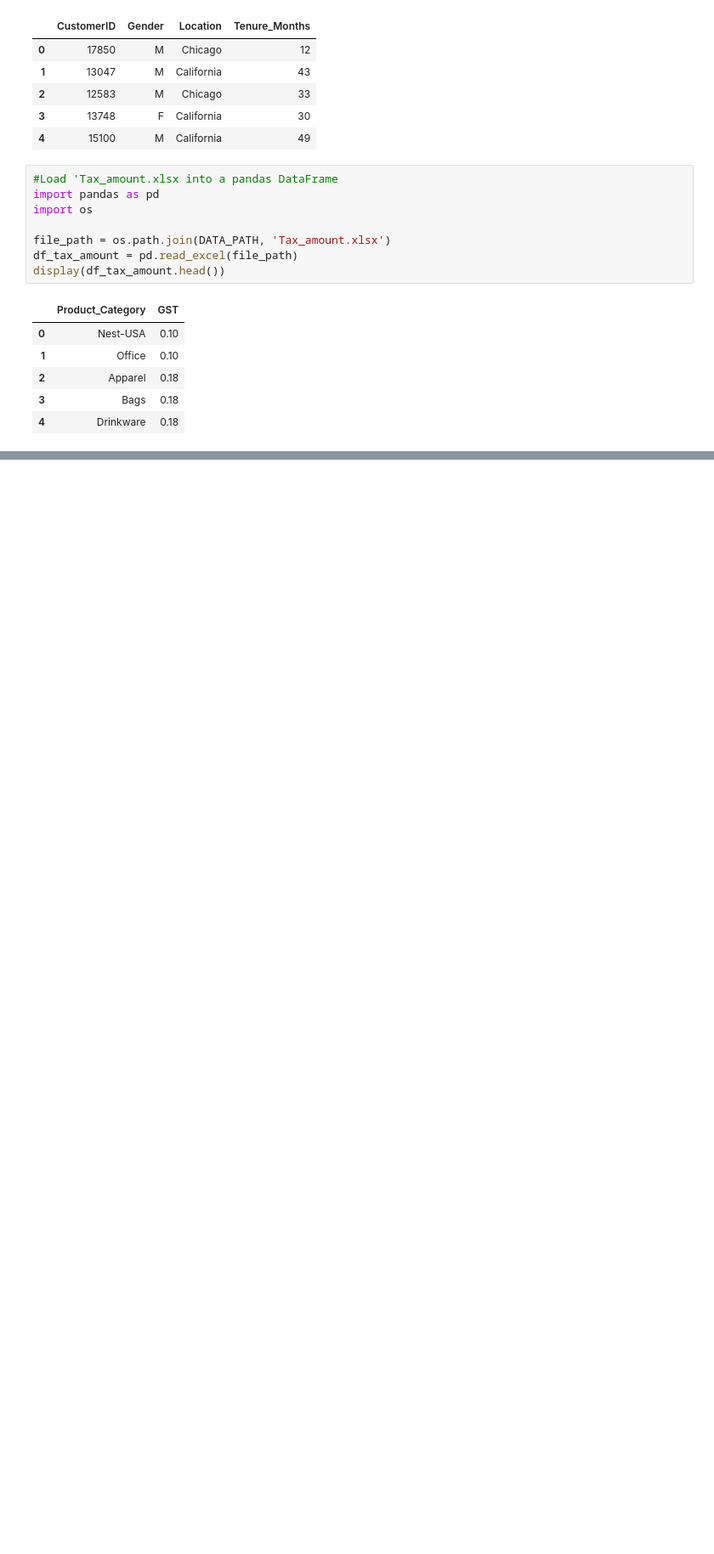
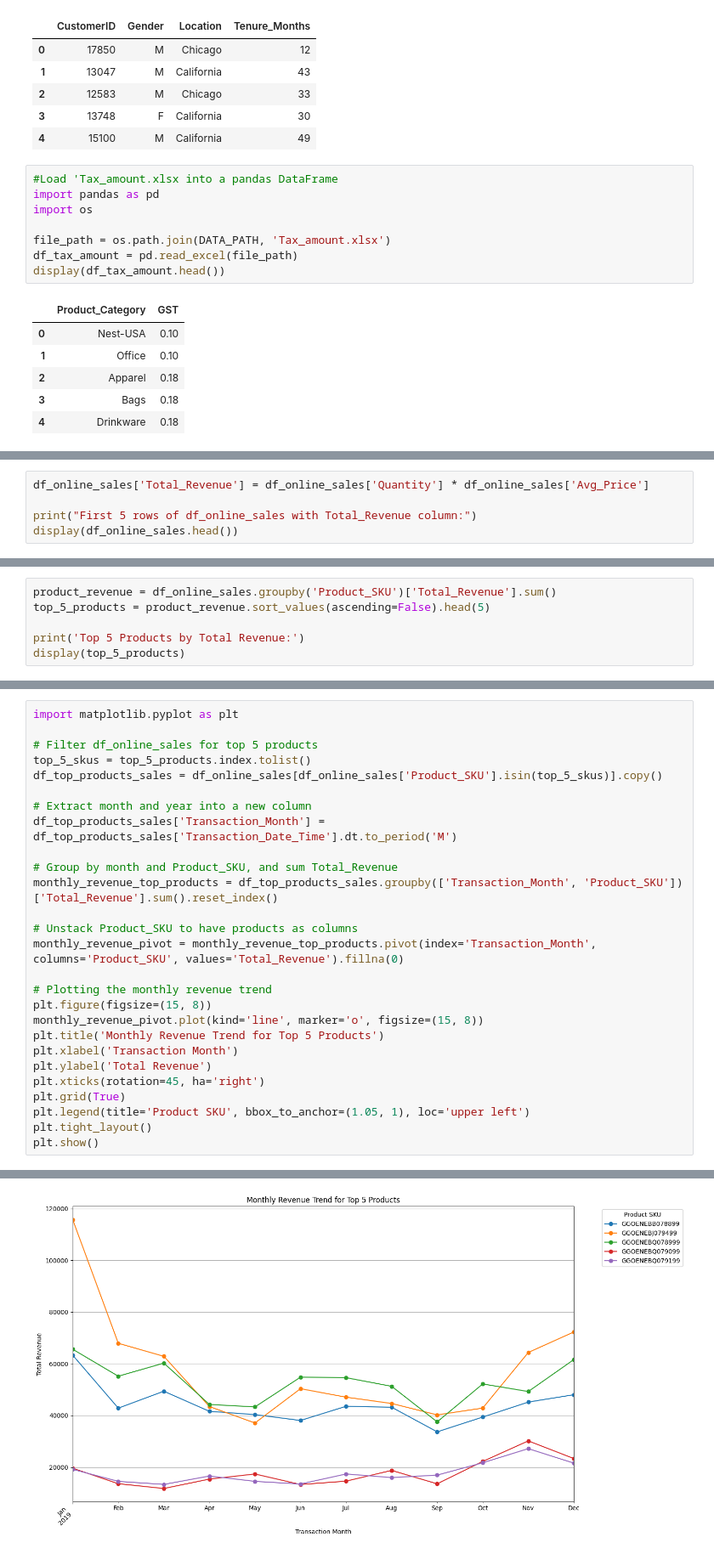
Before and after one commit to amiteshgautam/ag-grid-angular, a Jupyter notebook: E_commerce_Marketing_and_sales.ipynb, the cells around one changed output, grey strips where cells are left out. Shown at 85% size. Cells and saved outputs as stored; diff of their text form; blank space fills up the shorter version.

```diff
--- a/E_commerce_Marketing_and_sales.ipynb
+++ b/E_commerce_Marketing_and_sales.ipynb
@@ -96,0 +1156,5 @@ display(df_tax_amount.head())
+# %%
+df_online_sales['Total_Revenue'] = df_online_sales['Quantity'] * df_online_sales['Avg_Price']
+
+print("First 5 rows of df_online_sales with Total_Revenue column:")
+display(df_online_sales.head())
@@ -96,0 +1177,6 @@ display(df_tax_amount.head())
+# %%
+product_revenue = df_online_sales.groupby('Product_SKU')['Total_Revenue'].sum()
+top_5_products = product_revenue.sort_values(ascending=False).head(5)
+
+print('Top 5 Products by Total Revenue:')
+display(top_5_products)
@@ -96,0 +1201,28 @@ display(df_tax_amount.head())
+# %%
+import matplotlib.pyplot as plt
+
+# Filter df_online_sales for top 5 products
+top_5_skus = top_5_products.index.tolist()
+df_top_products_sales = df_online_sales[df_online_sales['Product_SKU'].isin(top_5_skus)].copy()
+
+# Extract month and year into a new column
+df_top_products_sales['Transaction_Month'] = df_top_products_sales['Transaction_Date_Time'].dt.to_period('M')
+
+# Group by month and Product_SKU, and sum Total_Revenue
+monthly_revenue_top_products = df_top_products_sales.groupby(['Transaction_Month', 'Product_SKU'])['Total_Revenue'].sum().reset_index()
+
+# Unstack Product_SKU to have products as columns
+monthly_revenue_pivot = monthly_revenue_top_products.pivot(index='Transaction_Month', columns='Product_SKU', values='Total_Revenue').fillna(0)
+
+# Plotting the monthly revenue trend
+plt.figure(figsize=(15, 8))
+monthly_revenue_pivot.plot(kind='line', marker='o', figsize=(15, 8))
+plt.title('Monthly Revenue Trend for Top 5 Products')
+plt.xlabel('Transaction Month')
+plt.ylabel('Total Revenue')
+plt.xticks(rotation=45, ha='right')
+plt.grid(True)
+plt.legend(title='Product SKU', bbox_to_anchor=(1.05, 1), loc='upper left')
+plt.tight_layout()
+plt.show()
+# %% [output]
@@ -96,0 +1230 @@ display(df_tax_amount.head())
+[figure, added]
```
Also changed, not shown: parts of 219 cells of this notebook.
